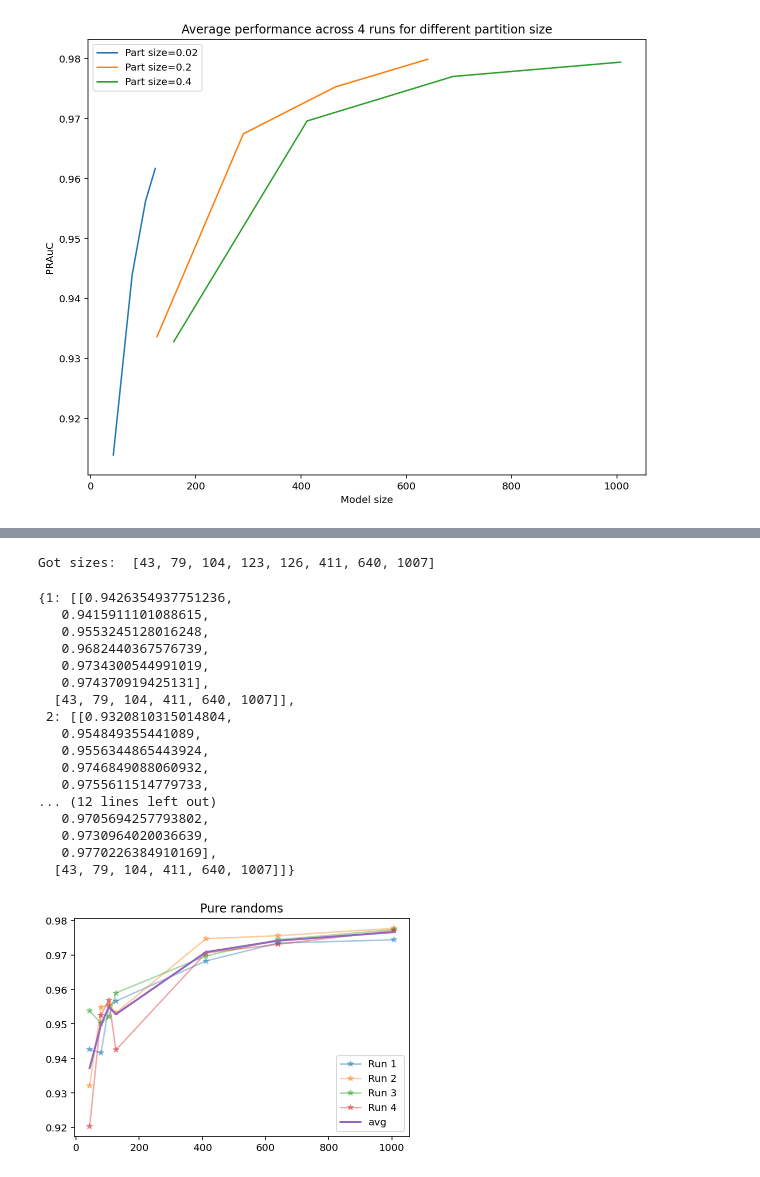
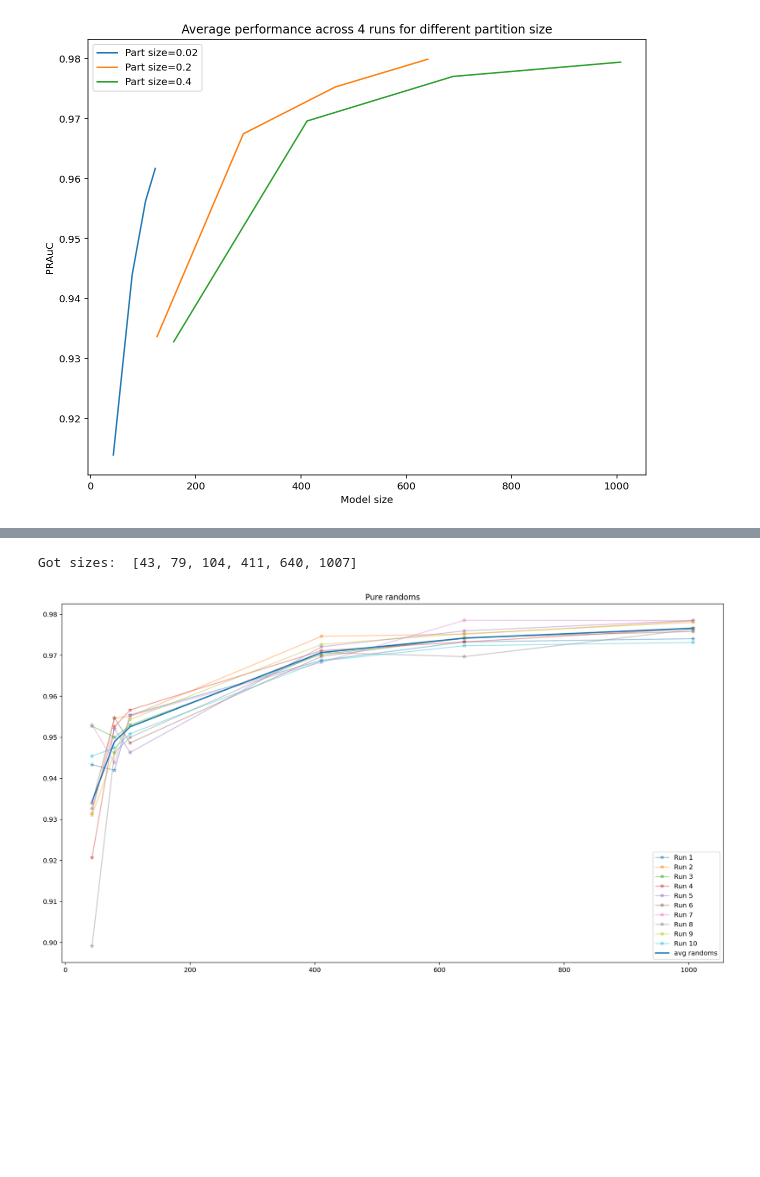
Before and after one commit to jrybicki-jsc/smms, a Jupyter notebook: graphla/newcluster_results.ipynb, the cells around one changed output, grey strips where cells are left out. Drawn from its saved outputs; the diff is of its cells as text; code cells hidden in the pictures; blank space fills up the shorter version.

Commit message:
10 random runs

```diff
--- a/graphla/newcluster_results.ipynb
+++ b/graphla/newcluster_results.ipynb
@@ -610,13 +611,12 @@ def extract_sizes(path):
         sizes.append(int(fname.split('-')[0]))
     return sorted(sizes)
 # %%
-def read_randoms(di):
+def read_randoms(di,runs=4):
     rres = dict()
     gms = extract_sizes(f"../res/newclusterres/{di}/4/*-evalresults.pickle")
     print('Got sizes: ',gms)
-    gms.remove(123)
-    gms.remove(126)
-    for seed in range(1,5):
+
+    for seed in range(1,runs+1):
         aucs = list()
         sizes = list()
         for size in gms:
@@ -626,7 +626,7 @@ def read_randoms(di):
             [p1, r1, thresholds] = precision_recall_curve(df['true_val'], df['prob'])
             aucs.append(auc(r1, p1))
 
-            _, net = load_net(net_name)
+            #_, net = load_net(net_name)
             sizes.append(size)
         rres[seed] = [aucs, sizes]
 
@@ -641,38 +639,20 @@ def read_randoms(di):
 # %%
-randres = read_randoms(di='break-rand')
+randres = read_randoms(di='break10',runs=10)
 #constres = read_randoms(di='break-const')
 # %% [output]
-Got sizes:  [43, 79, 104, 123, 126, 411, 640, 1007]
+Got sizes:  [43, 79, 104, 411, 640, 1007]
-# %%
-randres
-# %% [output]
-{1: [[0.9426354937751236,
-   0.9415911101088615,
-   0.9553245128016248,
-   0.9682440367576739,
-   0.9734300544991019,
-   0.974370919425131],
-  [43, 79, 104, 411, 640, 1007]],
- 2: [[0.9320810315014804,
-   0.954849355441089,
-   0.9556344865443924,
-   0.9746849088060932,
-   0.9755611514779733,
-... (12 lines left out)
-   0.9705694257793802,
-   0.9730964020036639,
-   0.9770226384910169],
-  [43, 79, 104, 411, 640, 1007]]}
 # %%
-plt.plot( figsize=(12,8))
+plt.figure(figsize=(18,10))
 plt.title('Pure randoms')
-for seed in range(1,5):
+for seed in randres.keys():
     plt.plot(randres[seed][1], randres[seed][0], '-*', label=f"Run {seed} ", alpha=0.4)
 x,y,may,miy = get_avgs(results=randres)
-plt.plot(x, y, lw=2, label=f"avg")
+#plt.plot(x, y, lw=2, label=f"avg")
+plt.plot(x, y, lw=2, label=f"avg randoms")
+#plt.fill_between(x, may, miy, alpha=0.1,color='red', interpolate=True)
 plt.legend();
 # %% [output]
-[figure, old version]
+[figure, new version]
 # %%
 
 plt.figure(figsize=(10,8))
```
Also changed, not shown: parts of 3 cells of this notebook.
